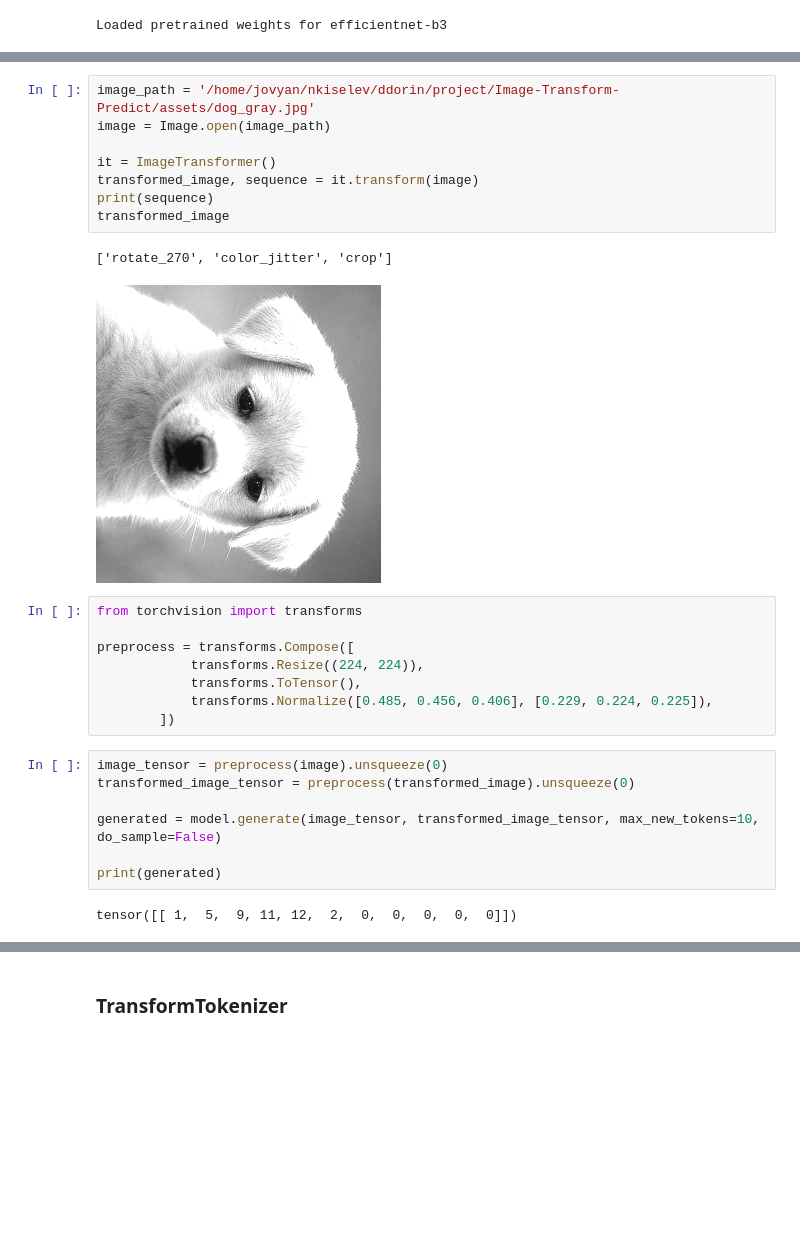
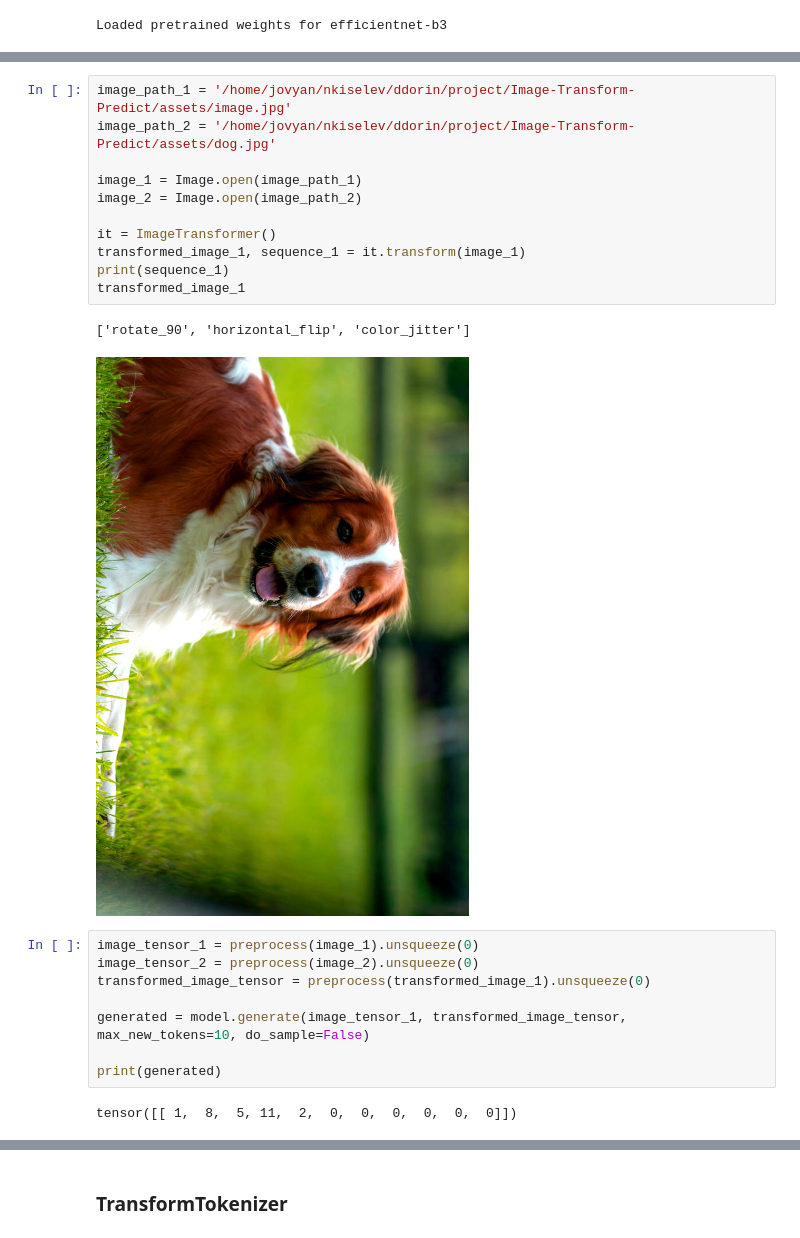
Before and after one commit to DorinDaniil/Image-Transform-Predict, a Jupyter notebook: experiments.ipynb, the cells around one changed output, grey strips where cells are left out. Drawn from its saved outputs; the diff is of its cells as text; blank space fills up the shorter version.

```diff
--- a/experiments.ipynb
+++ b/experiments.ipynb
@@ -74,31 +113,27 @@ ready
 # %%
-image_path = '/home/jovyan/nkiselev/ddorin/project/Image-Transform-Predict/assets/dog_gray.jpg'
-image = Image.open(image_path)
+image_path_1 = '/home/jovyan/nkiselev/ddorin/project/Image-Transform-Predict/assets/image.jpg'
+image_path_2 = '/home/jovyan/nkiselev/ddorin/project/Image-Transform-Predict/assets/dog.jpg'
+
+image_1 = Image.open(image_path_1)
+image_2 = Image.open(image_path_2)
 
 it = ImageTransformer()
-transformed_image, sequence = it.transform(image)
-print(sequence)
-transformed_image
+transformed_image_1, sequence_1 = it.transform(image_1)
+print(sequence_1)
+transformed_image_1
 # %% [output]
-['rotate_270', 'color_jitter', 'crop']
+['rotate_90', 'horizontal_flip', 'color_jitter']
-[figure, old version]
+[figure, new version]
-# %%
-from torchvision import transforms
-
-preprocess = transforms.Compose([
-            transforms.Resize((224, 224)),
-            transforms.ToTensor(),
-            transforms.Normalize([0.485, 0.456, 0.406], [0.229, 0.224, 0.225]),
-        ])
 # %%
-image_tensor = preprocess(image).unsqueeze(0)
-transformed_image_tensor = preprocess(transformed_image).unsqueeze(0)
+image_tensor_1 = preprocess(image_1).unsqueeze(0)
+image_tensor_2 = preprocess(image_2).unsqueeze(0)
+transformed_image_tensor = preprocess(transformed_image_1).unsqueeze(0)
 
-generated = model.generate(image_tensor, transformed_image_tensor, max_new_tokens=10, do_sample=False)
+generated = model.generate(image_tensor_1, transformed_image_tensor, max_new_tokens=10, do_sample=False)
 
 print(generated)
 # %% [output]
-tensor([[ 1,  5,  9, 11, 12,  2,  0,  0,  0,  0,  0]])
+tensor([[ 1,  8,  5, 11,  2,  0,  0,  0,  0,  0,  0]])
 # %%
 tokenizer = TransformTokenizer()
 tokens = tokenizer.decode(generated[0], skip_special_tokens=True)
```
Also changed, not shown: parts of 24 cells of this notebook, 17 other files.
